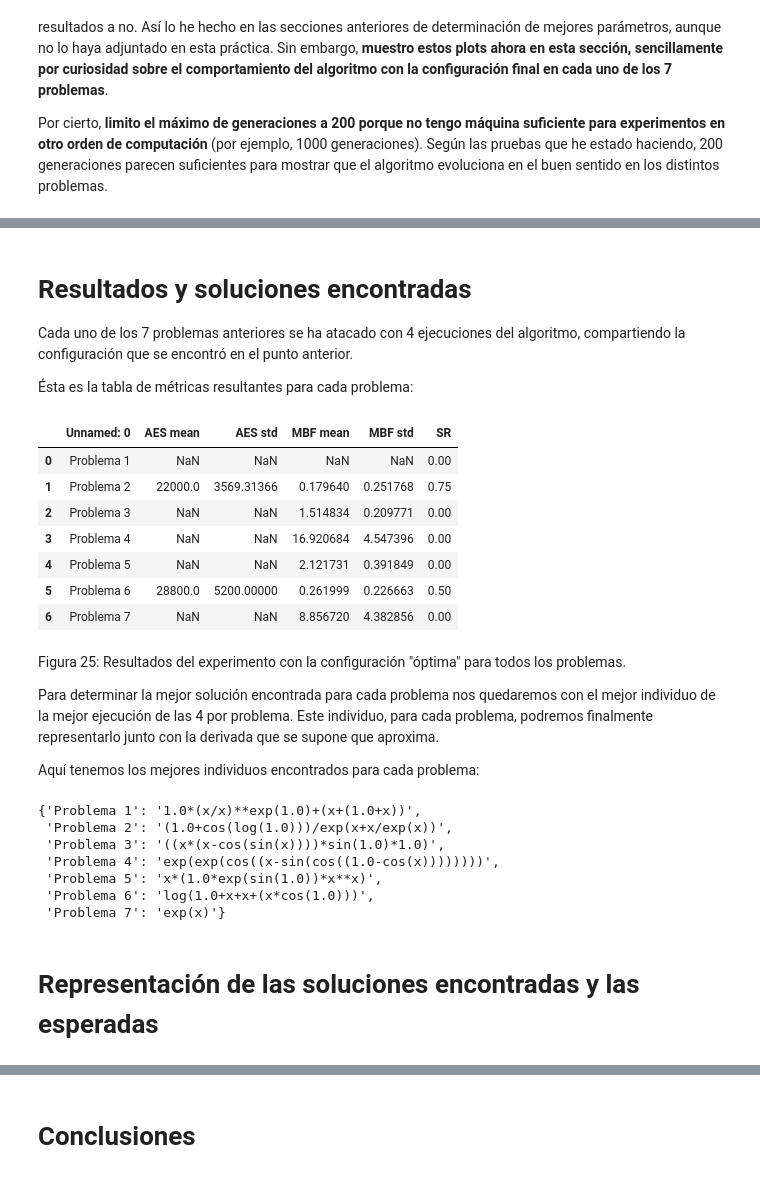
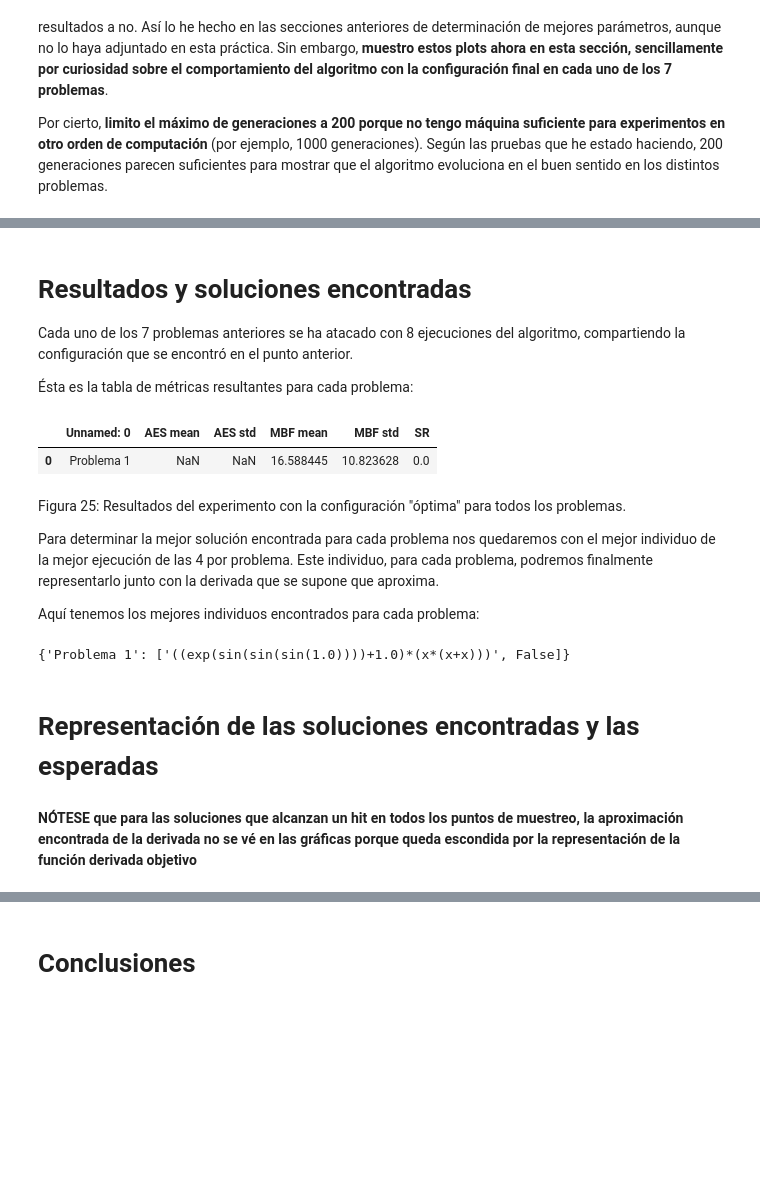
Before and after one commit to amanas/ce, a Jupyter notebook: p3/p3.ipynb, the cells around one changed output, grey strips where cells are left out. Saved outputs shown, nothing was run; the diff lists cells and outputs as text; code cells hidden in the pictures; blank space fills up the shorter version.

```diff
--- a/p3/p3.ipynb
+++ b/p3/p3.ipynb
@@ -1186,20 +1168,14 @@ for name, histories in get_full():
 # %% [markdown]
 # Resultados y soluciones encontradas
 
-Cada uno de los 7 problemas anteriores se ha atacado con 4 ejecuciones del algoritmo, compartiendo la configuración que se encontró en el punto anterior.
+Cada uno de los 7 problemas anteriores se ha atacado con 8 ejecuciones del algoritmo, compartiendo la configuración que se encontró en el punto anterior.
 
 Ésta es la tabla de métricas resultantes para cada problema:
 # %%
-pd.read_csv('data/full_experiment.csv')
+pd.read_csv('data/full_experiment_200_10.csv')
 # %% [output]
 |  | Unnamed: 0 | AES mean | AES std | MBF mean | MBF std | SR |
-| 0 | Problema 1 | NaN | NaN | NaN | NaN | 0.00 |
-| 1 | Problema 2 | 22000.0 | 3569.31366 | 0.179640 | 0.251768 | 0.75 |
-| 2 | Problema 3 | NaN | NaN | 1.514834 | 0.209771 | 0.00 |
-| 3 | Problema 4 | NaN | NaN | 16.920684 | 4.547396 | 0.00 |
-| 4 | Problema 5 | NaN | NaN | 2.121731 | 0.391849 | 0.00 |
-| 5 | Problema 6 | 28800.0 | 5200.00000 | 0.261999 | 0.226663 | 0.50 |
-| 6 | Problema 7 | NaN | NaN | 8.856720 | 4.382856 | 0.00 |
+| 0 | Problema 1 | NaN | NaN | 16.588445 | 10.823628 | 0.0 |
 # %% [markdown]
 Figura 25: Resultados del experimento con la configuración "óptima" para todos los problemas.
 
@@ -1212,19 +1188,15 @@ for name, histories in get_full():
     best = histories[0][-1]
     for history in histories[1:]:
         best = history[-1] if history[-1].fitness < best.fitness else best
-    best_found[name] = best.phenotype
+    best_found[name] = [best.phenotype, best.hitting]
 
 best_found
 # %% [output]
-{'Problema 1': '1.0*(x/x)**exp(1.0)+(x+(1.0+x))',
- 'Problema 2': '(1.0+cos(log(1.0)))/exp(x+x/exp(x))',
- 'Problema 3': '((x*(x-cos(sin(x))))*sin(1.0)*1.0)',
- 'Problema 4': 'exp(exp(cos((x-sin(cos((1.0-cos(x))))))))',
- 'Problema 5': 'x*(1.0*exp(sin(1.0))*x**x)',
- 'Problema 6': 'log(1.0+x+x+(x*cos(1.0)))',
- 'Problema 7': 'exp(x)'}
+{'Problema 1': ['((exp(sin(sin(sin(1.0))))+1.0)*(x*(x+x)))', False]}
 # %% [markdown]
 # Representación de las soluciones encontradas y las esperadas
+# %% [markdown]
+**NÓTESE que para las soluciones que alcanzan un hit en todos los puntos de muestreo, la aproximación encontrada de la derivada no se vé en las gráficas porque queda escondida por la representación de la función derivada objetivo**
 # %%
 import inspect
 
```
Also changed, not shown: parts of 10 cells of this notebook, 11 other files.
